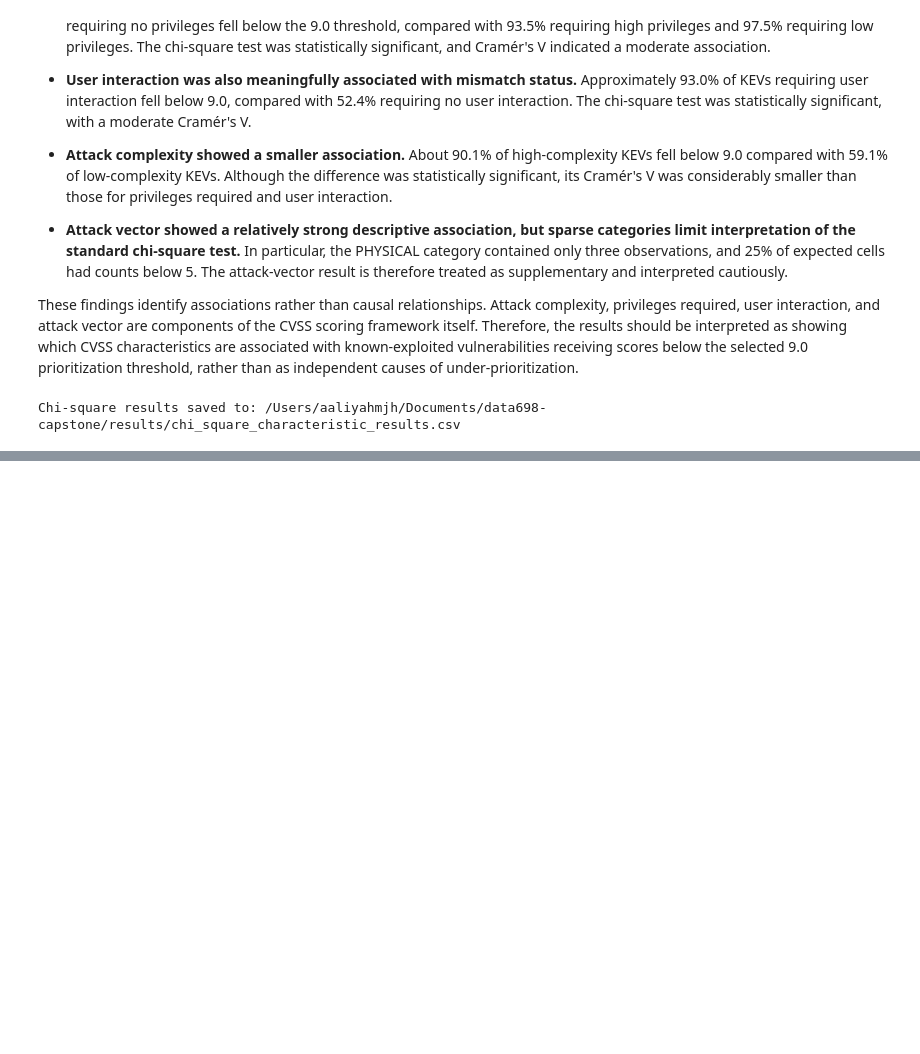
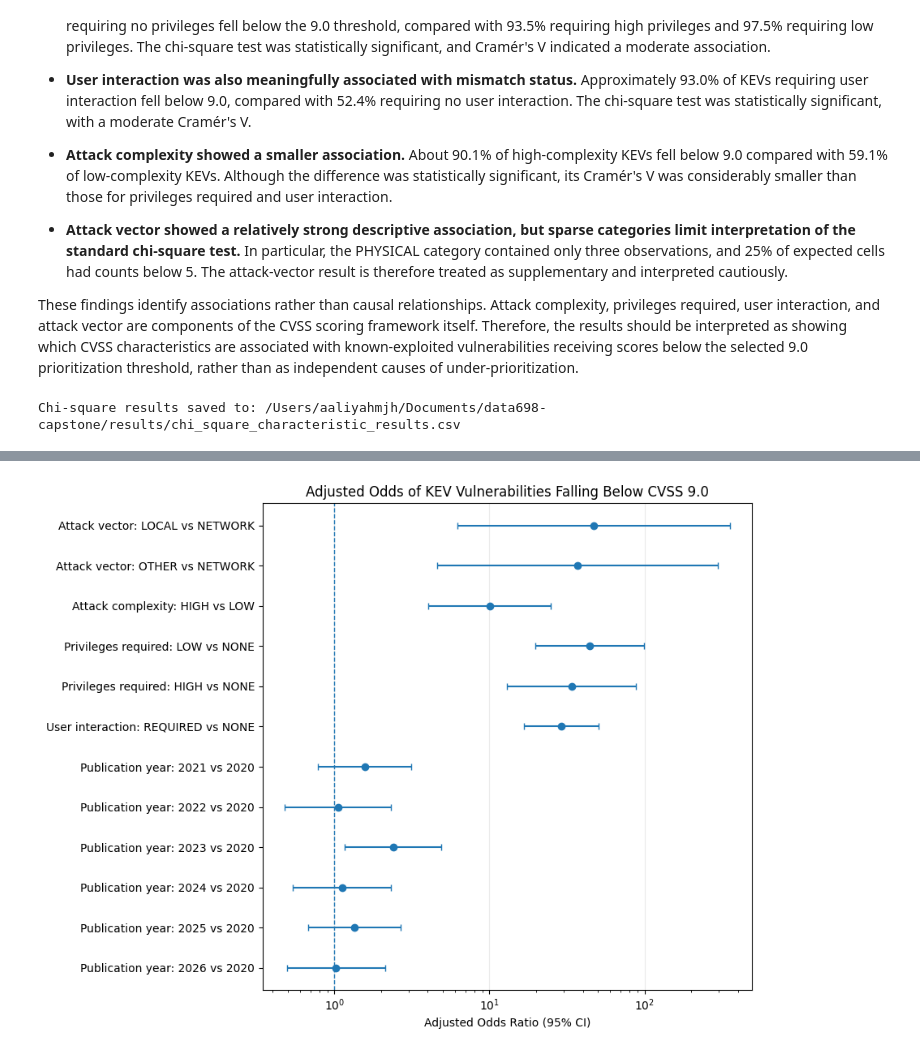
Before and after one commit to aaliyahmjh/data698-capstone, a Jupyter notebook: notebooks/core_eda.ipynb, the cells around one changed output, grey strips where cells are left out. Cells and saved outputs as stored; diff of their text form; code cells hidden in the pictures; blank space fills up the shorter version.

Commit message:
Complete logistic regression analysis

```diff
--- a/notebooks/core_eda.ipynb
+++ b/notebooks/core_eda.ipynb
@@ -1429,0 +1715,20 @@ Chi-square results saved to: /Users/aaliyahmjh/Documents/data698-capstone/result
+# %%
+# Fit initial multivariable logistic regression
+
+import statsmodels.formula.api as smf
+
+logit_formula = """
+mismatch_below_9_binary ~
+C(attack_vector_model, Treatment(reference="NETWORK")) +
+C(attack_complexity, Treatment(reference="LOW")) +
+C(privileges_required, Treatment(reference="NONE")) +
+C(user_interaction, Treatment(reference="NONE")) +
+C(publication_year_model, Treatment(reference=2020))
+"""
+
+logit_model = smf.logit(
+    formula=logit_formula,
+    data=model_df
+).fit()
+
+print(logit_model.summary())
@@ -1429,0 +2167,66 @@ Chi-square results saved to: /Users/aaliyahmjh/Documents/data698-capstone/result
+# %%
+# Create forest plot of adjusted odds ratios
+
+plot_df = regression_results_table.copy()
+
+# Reverse order so first predictor appears at top
+plot_df = plot_df.iloc[::-1].reset_index(drop=True)
+
+fig, ax = plt.subplots(figsize=(9, 7))
+
+y_positions = np.arange(len(plot_df))
+
+# Confidence intervals
+xerr = np.vstack([
+    plot_df["Odds Ratio"] - plot_df["95% CI Lower"],
+    plot_df["95% CI Upper"] - plot_df["Odds Ratio"]
+])
+
+ax.errorbar(
+    plot_df["Odds Ratio"],
+    y_positions,
+    xerr=xerr,
+    fmt="o",
+    capsize=3
+)
+
+# OR = 1 indicates no association
+ax.axvline(
+    x=1,
+    linestyle="--",
+    linewidth=1
+)
+
+ax.set_yticks(y_positions)
+ax.set_yticklabels(plot_df["predictor"])
+
+ax.set_xscale("log")
+
+ax.set_xlabel("Adjusted Odds Ratio (95% CI)")
+ax.set_ylabel("")
+ax.set_title(
+    "Adjusted Odds of KEV Vulnerabilities Falling Below CVSS 9.0"
+)
+
+ax.grid(
+    axis="x",
+    alpha=0.25
+)
+
+plt.tight_layout()
+
+forest_plot_file = (
+    FIGURES_DIR / "logistic_regression_forest_plot.png"
+)
+
+plt.savefig(
+    forest_plot_file,
+    dpi=300,
+    bbox_inches="tight"
+)
+
+plt.show()
+
+print("Forest plot saved to:", forest_plot_file)
+# %% [output]
+[figure, added]
```
Also changed, not shown: parts of 23 cells of this notebook, 2 other files.
